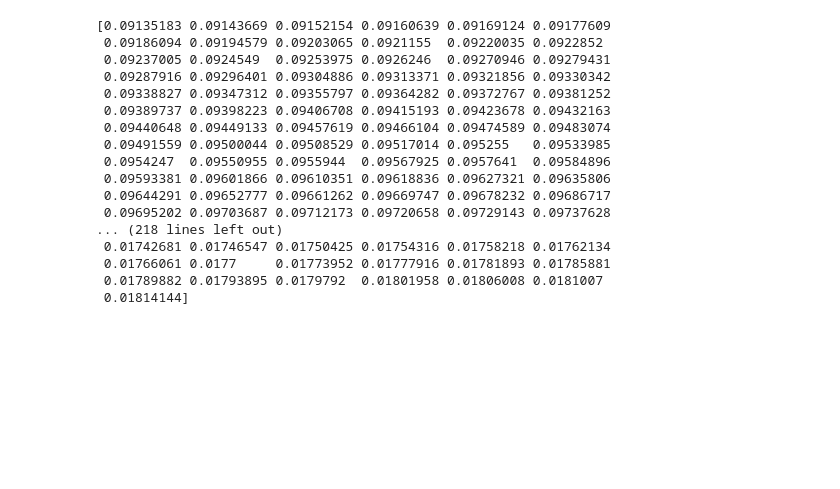
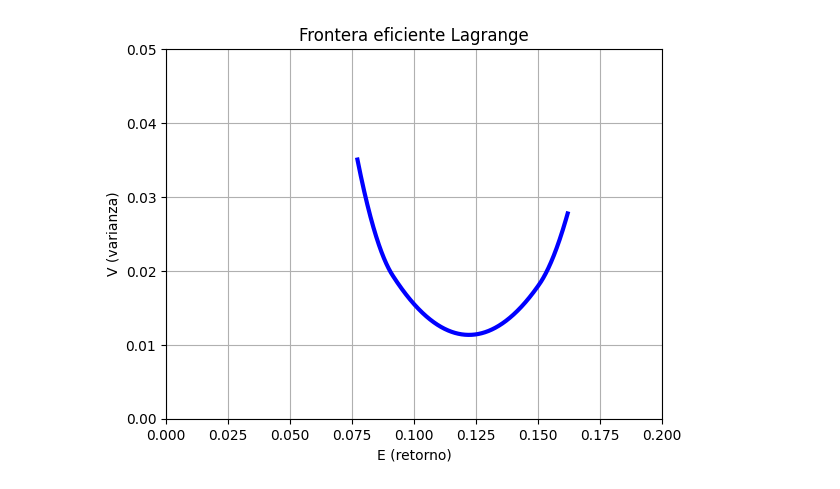
Before and after one commit to YuXiang1105/Assets_optimization, a Jupyter notebook: src/3ETFsLagrangiano.ipynb, the cells around one changed output. Cells and saved outputs as stored; diff of their text form; code cells hidden in the pictures; blank space fills up the shorter version.

Commit message:
Arreglado Lagrange

```diff
--- a/src/3ETFsLagrangiano.ipynb
+++ b/src/3ETFsLagrangiano.ipynb
@@ -123,30 +47,0 @@ p3_vals = p3_func(E_vals_float)
-# %%
-#Reestriccion de pesos positivos
-mask = (p1_vals >= 0) & (p2_vals >= 0) & (p3_vals >= 0)
-
-#Filtramos valores , quedan listas sin pesos negativos
-E_res  = E_vals_float[mask]
-V_res  = V_vals_float[mask]
-p1_res = p1_vals[mask]
-p2_res = p2_vals[mask]
-p3_res = p3_vals[mask]
-print(E_res)
-print(V_res)
-# %% [output]
-[0.09135183 0.09143669 0.09152154 0.09160639 0.09169124 0.09177609
- 0.09186094 0.09194579 0.09203065 0.0921155  0.09220035 0.0922852
- 0.09237005 0.0924549  0.09253975 0.0926246  0.09270946 0.09279431
- 0.09287916 0.09296401 0.09304886 0.09313371 0.09321856 0.09330342
- 0.09338827 0.09347312 0.09355797 0.09364282 0.09372767 0.09381252
- 0.09389737 0.09398223 0.09406708 0.09415193 0.09423678 0.09432163
- 0.09440648 0.09449133 0.09457619 0.09466104 0.09474589 0.09483074
- 0.09491559 0.09500044 0.09508529 0.09517014 0.095255   0.09533985
- 0.0954247  0.09550955 0.0955944  0.09567925 0.0957641  0.09584896
- 0.09593381 0.09601866 0.09610351 0.09618836 0.09627321 0.09635806
- 0.09644291 0.09652777 0.09661262 0.09669747 0.09678232 0.09686717
- 0.09695202 0.09703687 0.09712173 0.09720658 0.09729143 0.09737628
-... (218 lines left out)
- 0.01742681 0.01746547 0.01750425 0.01754316 0.01758218 0.01762134
- 0.01766061 0.0177     0.01773952 0.01777916 0.01781893 0.01785881
- 0.01789882 0.01793895 0.0179792  0.01801958 0.01806008 0.0181007
- 0.01814144]
@@ -152,0 +85,47 @@ print(V_res)
+# %%
+# Funcion que comprueba si una solucion es valida
+def pesos_validos(p1_val, p2_val, p3_val, tol=1e-9):
+    try:
+        p1_val, p2_val, p3_val = float(p1_val), float(p2_val), float(p3_val)
+        return (p1_val >= -tol and p2_val >= -tol and p3_val >= -tol)
+    except TypeError:
+        return False
+# %%
+final_V_vals = []
+final_E_vals = []
+final_p1 = []
+final_p2 = []
+final_p3 = []
+
+# Recorremos E
+for e in E_vals:
+    validos = []
+    # Evaluamos los 3 casos
+    for (func1, func2) in [(p1_3_func, p2_3_func), (p1_2_func, lambda e: 0), (p1_1_func, lambda e : 1- p1_1_func(e))]:
+        p1a = func1(e)
+        p2a = func2(e)
+        p3a = 1 - p1a - p2a
+        if pesos_validos(p1a, p2a, p3a):
+            validos.append((float(v1)*p1a**2 + float(v2)*p2a**2 + float(v3)*p3a**2 +
+                     2*float(cv12)*p1a*p2a + 2*float(cv13)*p1a*p3a + 2*float(cv23)*p2a*p3a, p1a, p2a, p3a))
+
+    if validos:
+        mejor_caso = min(validos)
+
+        final_E_vals.append(e)
+        final_V_vals.append(mejor_caso[0]) # Varianza mínima
+        final_p1.append(mejor_caso[1])     # Peso 1 óptimo
+        final_p2.append(mejor_caso[2])     # Peso 2 óptimo
+        final_p3.append(mejor_caso[3])     # Peso 3 óptimo
+# %%
+# Ploteamos
+plt.plot(final_E_vals, final_V_vals, linewidth=3, color='blue')
+plt.xlabel("E (retorno)")
+plt.ylabel("V (varianza)")
+plt.title("Frontera eficiente Lagrange")
+plt.grid(True)
+plt.xlim(0, 0.2)
+plt.ylim(0, 0.05)
+plt.show()
+# %% [output]
+[figure, added]
```
Also changed, not shown: parts of 18 cells of this notebook, 4 other files.
